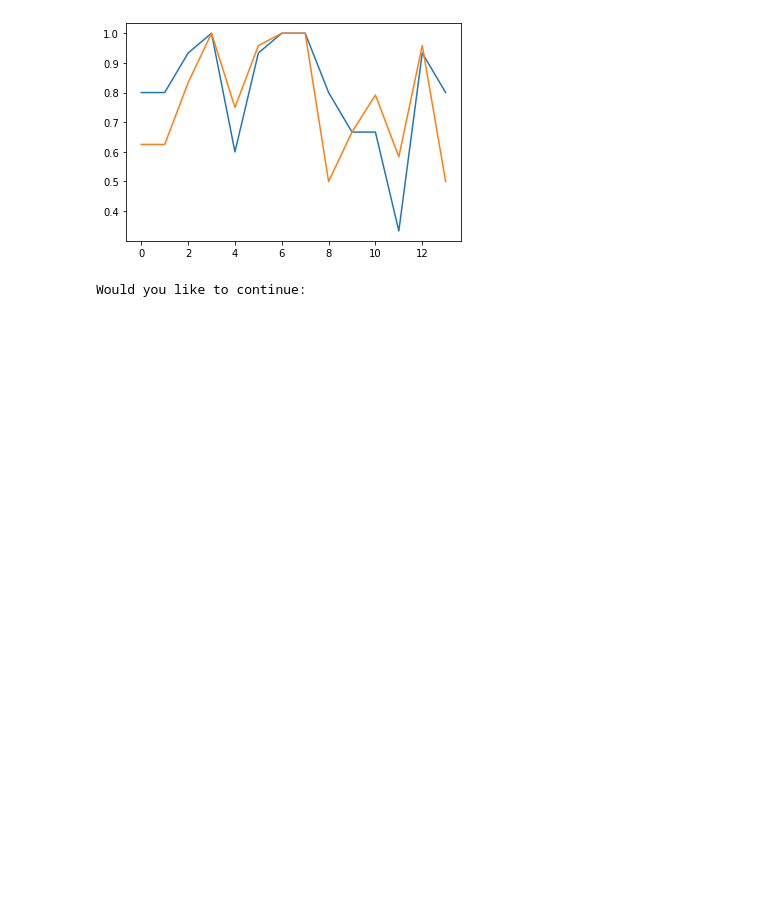
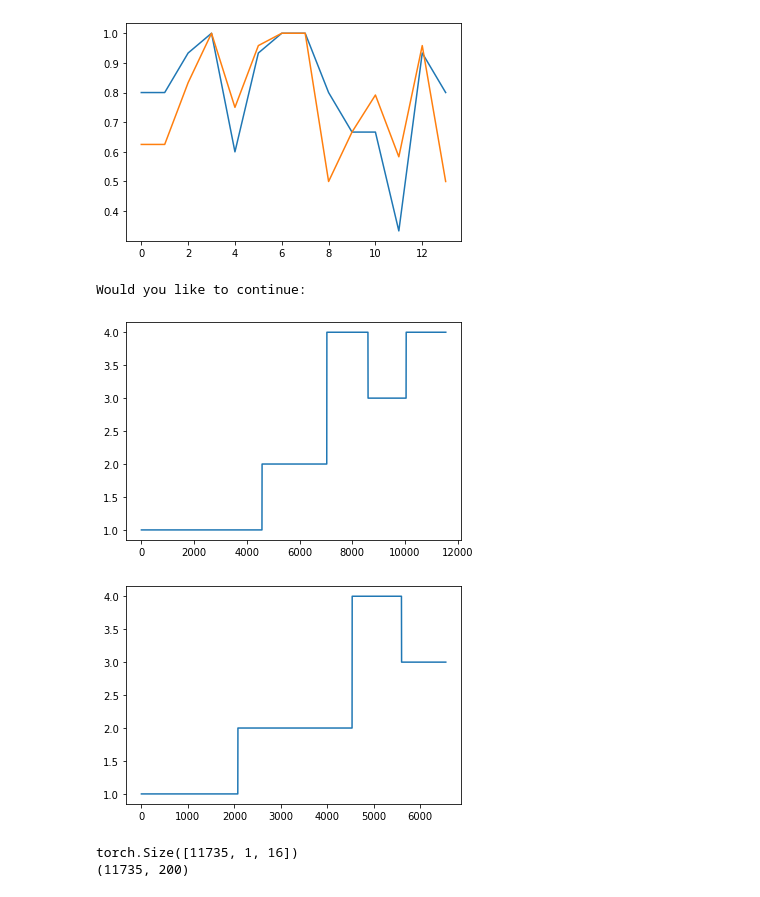
Before and after one commit to BoronZhang/emotions, a Jupyter notebook: glimpse.ipynb, the cells around one changed output. Cells and saved outputs as stored; diff of their text form; code cells hidden in the pictures; blank space fills up the shorter version.

```diff
--- a/glimpse.ipynb
+++ b/glimpse.ipynb
@@ -167,3 +158,44 @@ print("\033[93mWould you like to continue: \033[0m")
 {'test_acc': 0.8047619142702646, 'test_bacc': 0.7708333304950169, 'test_pr_auc': 0.9007936503205979, 'test_auroc': 0.952380950961794, 'time': 882.740820475987}
 [figure]
 Would you like to continue:
+# %%
+import pickle
+from matplotlib import pyplot as plt
+import torch
+
+for i in [2]:
+    if i == 12:continue
+    with open(f"WESAD/S{i}/S{i}_n0.pkl", "rb") as file:
+        erer = pickle.load(file)
+    labels:torch.Tensor = erer['label'].mode(1).values
+    plt.plot(labels)
+    plt.show()
+    with open(f"WESAD/S{i}/S{i}_n1.pkl", "rb") as file:
+        erer = pickle.load(file)
+    labels:torch.Tensor = erer['label']
+    plt.plot(labels)
+    plt.show()
+# %% [output]
+[figure, added]
+[figure, added]
+# %%
+from scipy.signal import resample
+import pickle
+import torch
+
+sensors = [
+            'wrist_BVP',
+            'wrist_EDA',
+            'wrist_TEMP',
+
+        ]
+with open("WESAD/S3/S3_n1.pkl", 'rb') as pklfile:
+    # each sample sensor has the shape of (seconds, channels, frequency)
+    sample:dict[str, torch.Tensor] = pickle.load(pklfile, encoding='bytes')
+
+data = sample["wrist_BVP"]
+print(data.shape)
+print(resample(data.mean(1), 200, axis=1).shape)
+# %% [output]
+torch.Size([11735, 1, 16])
+(11735, 200)
```
Also changed, not shown: parts of 3 cells of this notebook, 7 other files.
